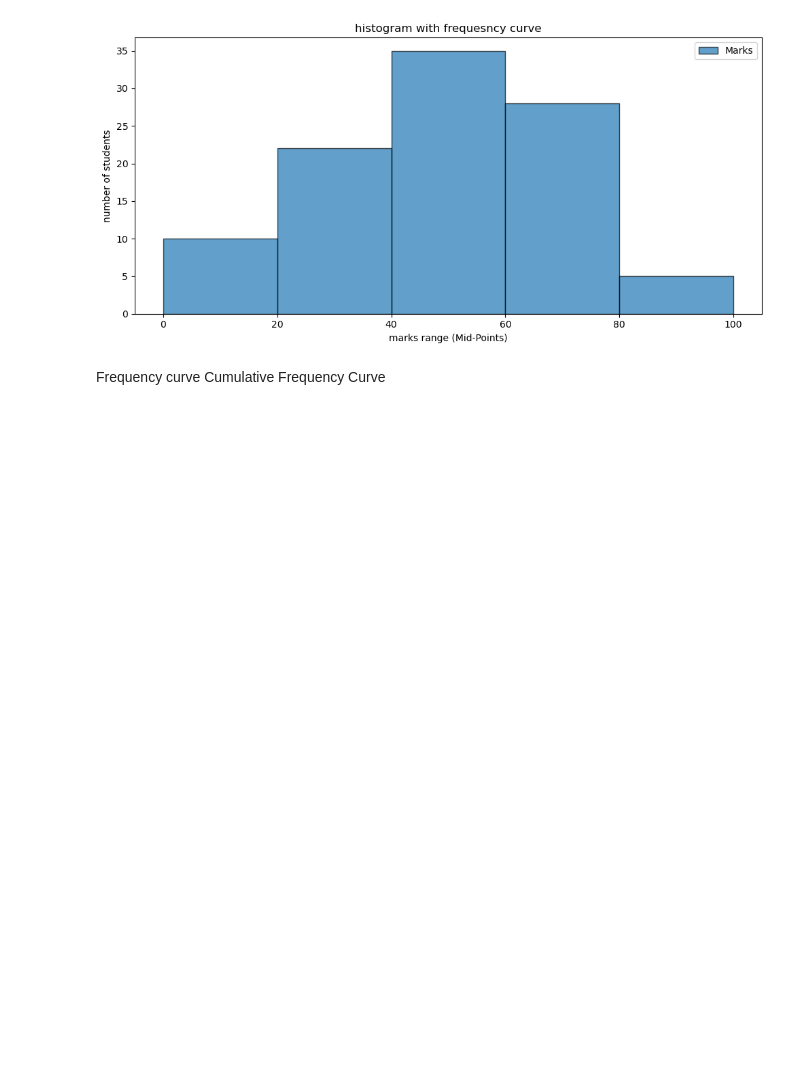
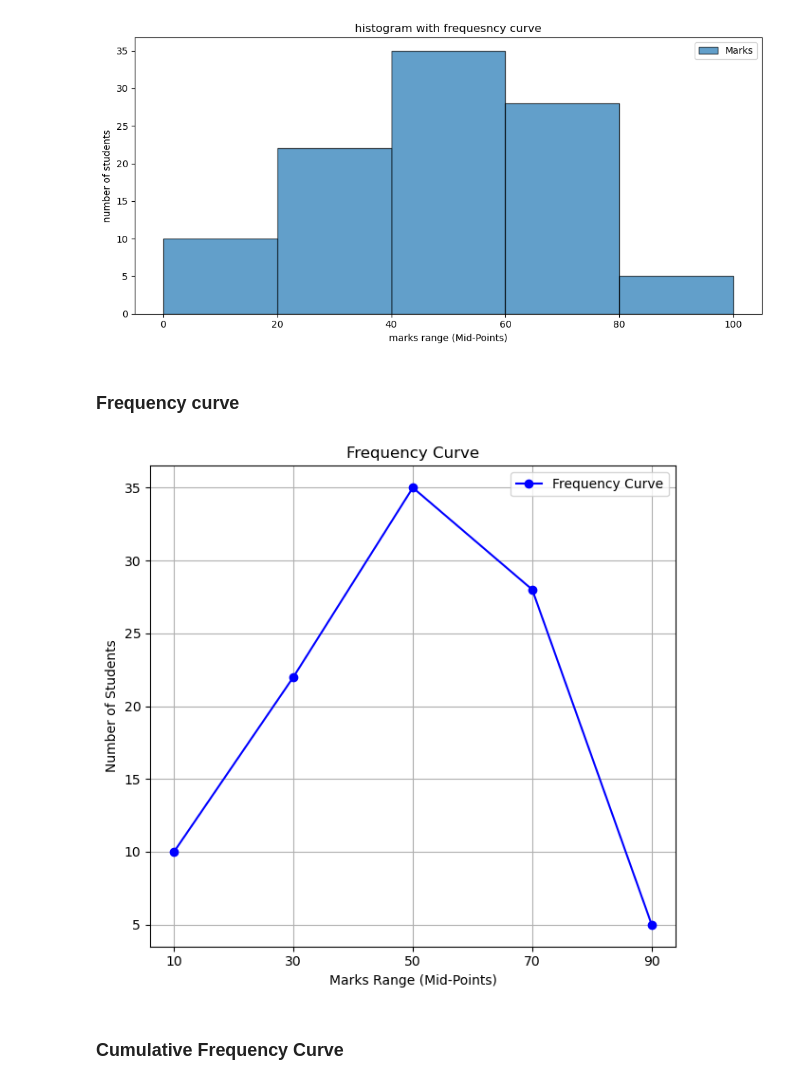
Before and after one commit to ragin-10-rdg/PRG_330_PythonProgramming, a Jupyter notebook: week 4.ipynb, the cells around one changed output. Drawn from its saved outputs; the diff is of its cells as text; code cells hidden in the pictures; blank space fills up the shorter version.

```diff
--- a/week 4.ipynb
+++ b/week 4.ipynb
@@ -500,6 +500,57 @@ plt.show()
 | 3 | 60-80 | 28 | 70.0 | (20, 40] |
 | 4 | 80-100 | 5 | 90.0 | (0, 20] |
 [figure]
+# %% [markdown]
+### Frequency curve
+# %%
+import pandas as pd
+import matplotlib.pyplot as plt
+
+# Original data
+students_data = pd.DataFrame({
+    'Marks': ['0-20', '20-40', '40-60', '60-80', '80-100'],
+    'no_of_students': [10, 22, 35, 28, 5]
+})
+
+# Calculate mid points
+students_data['mid_points'] = students_data['Marks'].apply(lambda m: (int(m.split('-')[0]) + int(m.split('-')[1])) / 2)
+
+# Calculate lower and upper bounds
+lower_bounds = students_data['Marks'].apply(lambda m: int(m.split('-')[0])).min()
+upper_bounds = students_data['Marks'].apply(lambda m: int(m.split('-')[1])).max()
+
+# Create bin edges
+bin_edges = list(range(lower_bounds, upper_bounds + 1, 20))
+
+# Calculate cumulative frequency
+students_data['cumulative_frequency'] = students_data['no_of_students'].cumsum()
+
+# Plotting
+plt.figure(figsize=(12, 6))
+
+# Plot frequency curve
+plt.subplot(1, 2, 1)
+plt.plot(students_data['mid_points'], students_data['no_of_students'], marker='o', linestyle='-', color='b', label='Frequency Curve')
+plt.title('Frequency Curve')
+plt.xlabel('Marks Range (Mid-Points)')
+plt.ylabel('Number of Students')
+plt.xticks(students_data['mid_points'])
+plt.grid()
+plt.legend()
+
+# Plot cumulative frequency curve
+plt.subplot(1, 2, 2)
+plt.plot(students_data['mid_points'], students_data['cumulative_frequency'], marker='o', linestyle='-', color='r', label='Cumulative Frequency Curve')
+plt.title('Cumulative Frequency Curve')
+plt.xlabel('Marks Range (Mid-Points)')
+plt.ylabel('Cumulative Number of Students')
+plt.xticks(students_data['mid_points'])
+plt.grid()
+plt.legend()
+
+plt.tight_layout()
+plt.show()
+# %% [output]
+[figure, added]
 # %% [markdown]
-Frequency curve
-Cumulative Frequency Curve
+### Cumulative Frequency Curve
```
Also changed, not shown: parts of 2 cells of this notebook.
